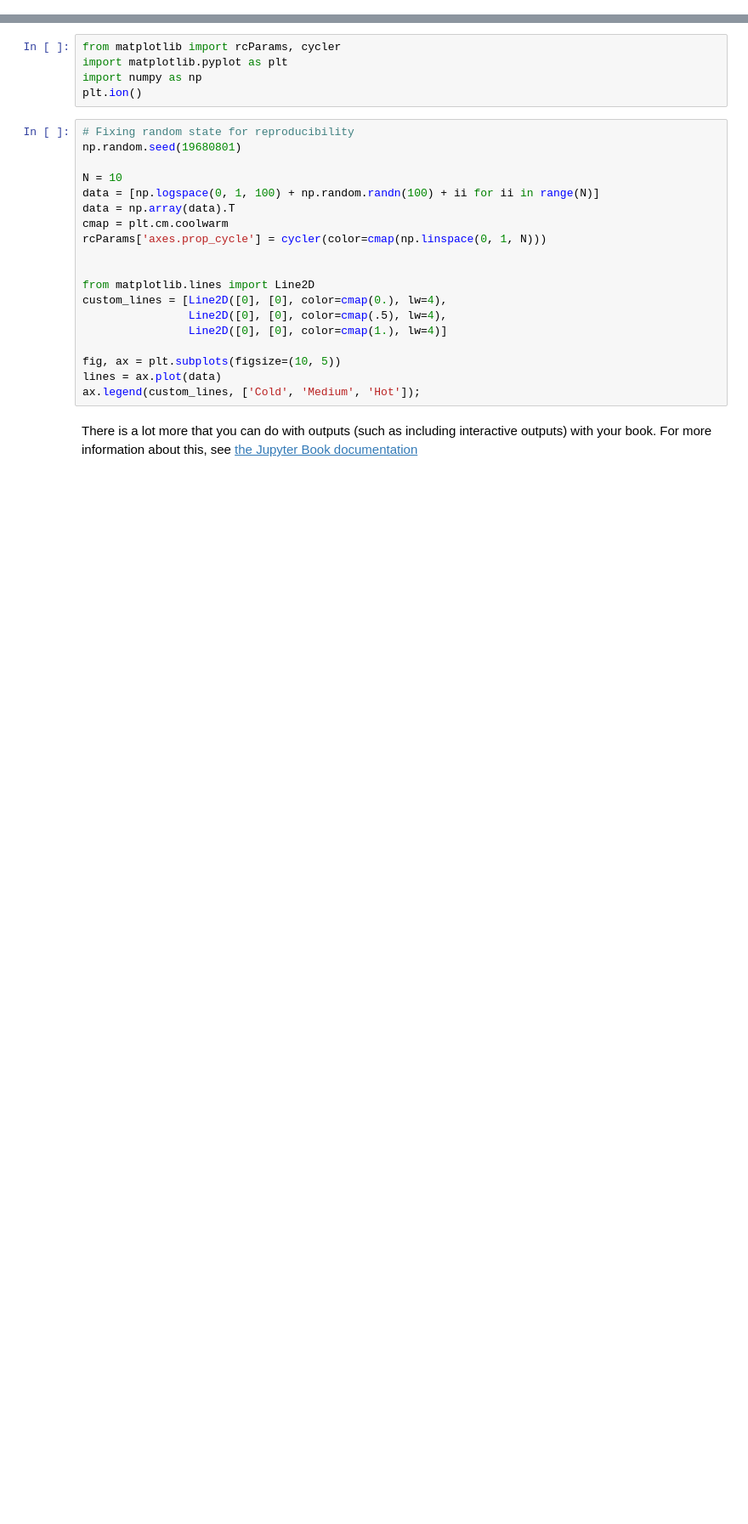
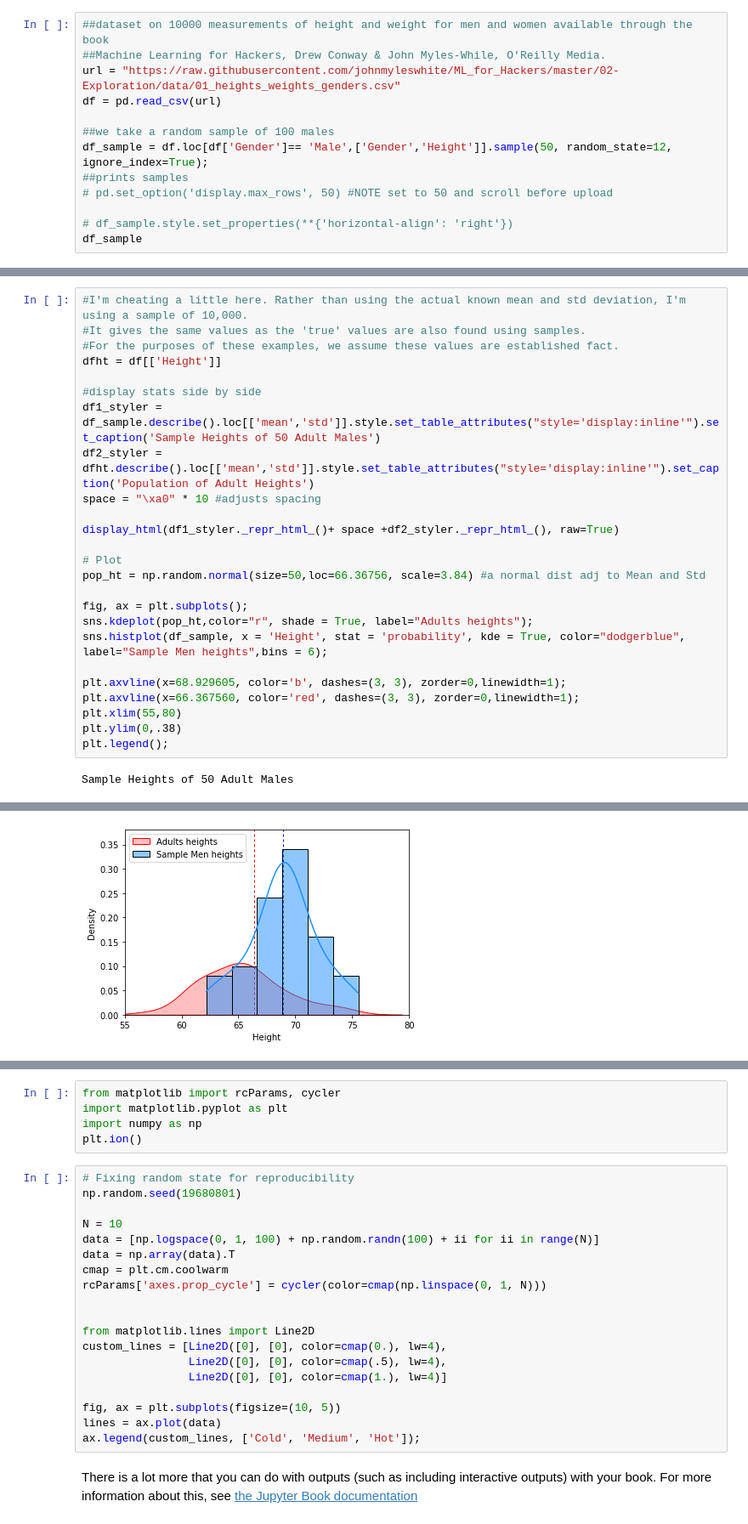
Before and after one commit to ashejim/mynewbook, a Jupyter notebook: notebooks.ipynb, the cells around one changed output, grey strips where cells are left out. Shown: that part at 85% size. Saved outputs shown, nothing was run; the diff lists cells and outputs as text; blank space fills up the shorter version.

```diff
--- a/notebooks.ipynb
+++ b/notebooks.ipynb
@@ -0,0 +41,13 @@
+# %%
+##dataset on 10000 measurements of height and weight for men and women available through the book
+##Machine Learning for Hackers, Drew Conway & John Myles-While, O'Reilly Media.
+url = "https://raw.githubusercontent.com/johnmyleswhite/ML_for_Hackers/master/02-Exploration/data/01_heights_weights_genders.csv"
+df = pd.read_csv(url)
+
+##we take a random sample of 100 males
+df_sample = df.loc[df['Gender']== 'Male',['Gender','Height']].sample(50, random_state=12, ignore_index=True);
+##prints samples
+# pd.set_option('display.max_rows', 50) #NOTE set to 50 and scroll before upload
+
+# df_sample.style.set_properties(**{'horizontal-align': 'right'})
+df_sample
@@ -0,0 +72,27 @@
+# %%
+#I'm cheating a little here. Rather than using the actual known mean and std deviation, I'm using a sample of 10,000.
+#It gives the same values as the 'true' values are also found using samples.
+#For the purposes of these examples, we assume these values are established fact.
+dfht = df[['Height']]
+
+#display stats side by side
+df1_styler = df_sample.describe().loc[['mean','std']].style.set_table_attributes("style='display:inline'").set_caption('Sample Heights of 50 Adult Males')
+df2_styler = dfht.describe().loc[['mean','std']].style.set_table_attributes("style='display:inline'").set_caption('Population of Adult Heights')
+space = "\xa0" * 10 #adjusts spacing
+
+display_html(df1_styler._repr_html_()+ space +df2_styler._repr_html_(), raw=True)
+
+# Plot
+pop_ht = np.random.normal(size=50,loc=66.36756, scale=3.84) #a normal dist adj to Mean and Std
+
+fig, ax = plt.subplots();
+sns.kdeplot(pop_ht,color="r", shade = True, label="Adults heights");
+sns.histplot(df_sample, x = 'Height', stat = 'probability', kde = True, color="dodgerblue", label="Sample Men heights",bins = 6);
+
+plt.axvline(x=68.929605, color='b', dashes=(3, 3), zorder=0,linewidth=1);
+plt.axvline(x=66.367560, color='red', dashes=(3, 3), zorder=0,linewidth=1);
+plt.xlim(55,80)
+plt.ylim(0,.38)
+plt.legend();
+# %% [output]
+Sample Heights of 50 Adult Males
@@ -0,0 +106 @@
+[figure, added]
```
Also changed, not shown: parts of 19 cells of this notebook, 9 other files.
